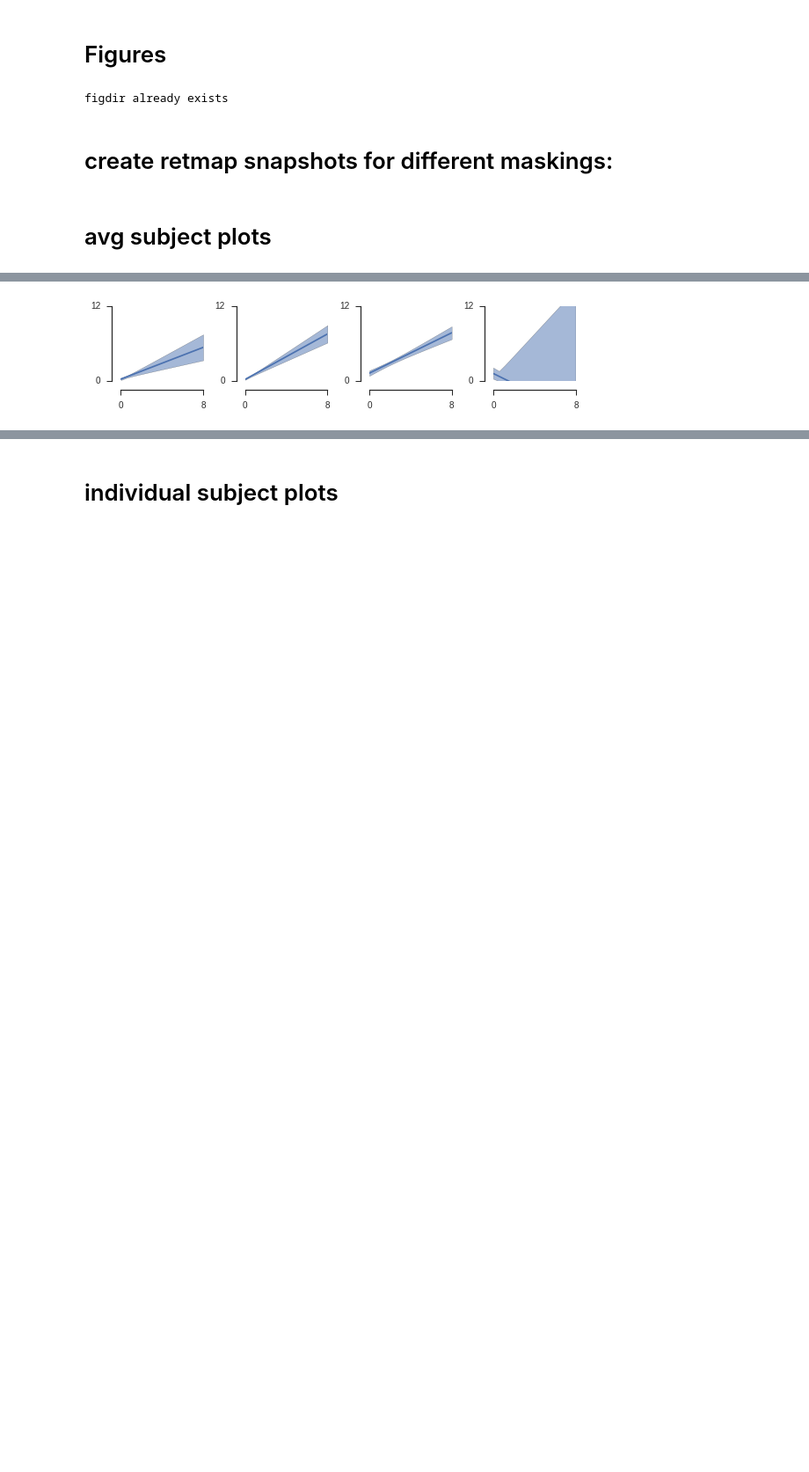
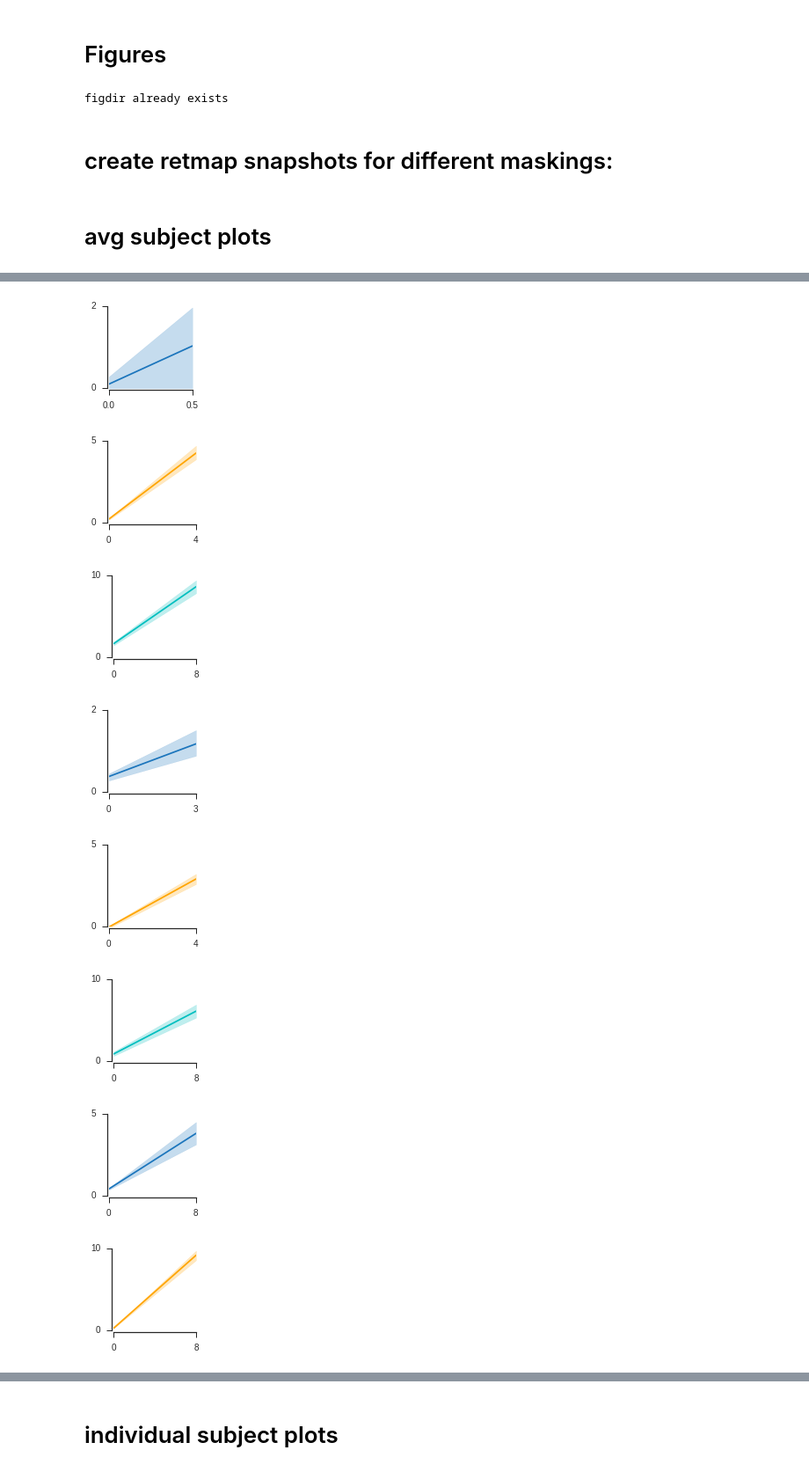
Before and after one commit to daanvanes/hcp_cerebellum_retinotopy, a Jupyter notebook: 3_Figures.ipynb, the cells around one changed output, grey strips where cells are left out. Shown at 88% size. Drawn from its saved outputs; the diff is of its cells as text; code cells hidden in the pictures; blank space fills up the shorter version.

Commit message:
first version figures

```diff
--- a/3_Figures.ipynb
+++ b/3_Figures.ipynb
@@ -157,9 +121,9 @@ mask_names ={
 'left_VI':1,
 'right_VI':5,
 'left_VIIb':2,
- 'right_VIIb':7,
- 'left_VIIIb':3,
- 'right_VIIIb':6,
+'right_VIIb':7,
+'left_VIIIb':3,
+'right_VIIIb':6,
 'left_crusI':4,
 }
 
@@ -168,7 +132,11 @@ roi_combs = {
     'VIIb':[2,7],
     'VIIIb':[3,6],
     'crus':[4]
+}
 
-}
-roi_order = ['left_VI','left_VIIb','left_VIIIb','left_crusI','right_VI','right_VIIb','right_VIIIb']
-roi_comb_order = ['VI','VIIb','VIIIb','crus']
+stim_radius = 8
+sub_types = ['avg','wavg','per']
+n_vox_per = 250
+
+roi_order = ['left_VI','right_VI','left_VIIb','right_VIIb','left_VIIIb','right_VIIIb']
+roi_comb_order = ['VI','VIIb','VIIIb']
@@ -257,13 +415,10 @@ for vis_type in ['scatter']:#,'hexbin']:
 # %%
-maxsize = 12
-maxecc=8
+# eccen-size plot
+for sub_type in sub_types:#['per']:#['wavg','avg','per']:
 
-# eccen-size plot
-for sub_type in ['fits_per']:#['wavg','avg','per']:
-
-    f = pl.figure(figsize=(8,2))
     for mi,mask in enumerate(roi_comb_order):
-        s = f.add_subplot(1,4,mi+1)
+        f = pl.figure(figsize=(2,2))
+        s = f.add_subplot(1,1,1)
 
         roimask = np.zeros_like(nb.load(os.path.join(out_dir,'masks','cer_retmaps','all_masks_together.nii')).get_data())
 
@@ -273,6 +428,10 @@ for sub_type in ['fits_per']:#['wavg','avg','per']:
 
         roimask = roimask.astype(bool)
 
+        # determine ecc limit and roi color
+        maxecc = get_ecc_lim(mask,sub_type)
+        maxplotsize = get_size_lim(mask,sub_type)
+        c = get_roi_color(mask)
 
         if sub_type in ['avg','wavg']:
 
@@ -299,35 +458,41 @@ for sub_type in ['fits_per']:#['wavg','avg','per']:
                 r2s = np.ravel(data[roimask,dims['r2']])
                 sizes = np.ravel(data[roimask,dims['rfsize']])
                 eccs = np.ravel(data[roimask,dims['ecc']])
-                v = (eccs < maxecc)*(sizes<maxsize)
+                v = (eccs < maxecc)#*(sizes<maxsize)
 
                 if v.sum() > 2:
                     p=np.polyfit(eccs[v], sizes[v], 1,w=r2s[v])
                     fit = np.polyval(p,np.linspace(0,maxecc,15))
                     all_fits.append(fit)
 
-            print np.shape(all_fits)
+#             print np.shape(all_fits)
             meanfit = np.mean(all_fits,axis=0)
             sefit = (np.std(all_fits,axis=0)*1.96)/np.sqrt(np.shape(all_fits)[0])
-            pl.plot(np.linspace(0,maxecc,15),meanfit)
-            pl.fill_between(np.linspace(0,maxecc,15),meanfit-sefit,meanfit+sefit,alpha=0.5)
+            pl.plot(np.linspace(0,maxecc,15),meanfit,color=c)
+            pl.fill_between(np.linspace(0,maxecc,15),meanfit-sefit,meanfit+sefit,alpha=0.5,color=c)
+
+        from scipy.stats import binned_statistic
+
+        if sub_type != 'fits_per':
 
 
+            v = (eccs < maxecc)#*(sizes<maxsize)# * (eccs>.15) * (r2>9.8)
+            mean_slope, ci_slope, p_slope, mean_intercept, ci_intercept, p_intercept = bootstrap_linear_fit(eccs[v],sizes[v])
+            fit = np.polyval([mean_slope,mean_intercept],np.linspace(0,maxecc,15))
+            fit_high = np.polyval([ci_slope[1],ci_intercept[1]],np.linspace(0,maxecc,15))
+            fit_low = np.polyval([ci_slope[0],ci_intercept[0]],np.linspace(0,maxecc,15))
 
-        if sub_type != 'fits_per':
-            v = (eccs < maxecc)*(sizes<maxsize)# * (eccs>.15) * (r2>9.8)
-            try:
-                sn.regplot(eccs[v],sizes[v],scatter_kws={'alpha':0.1})#,color = ['b'])
-            except:
-                print 'could not plot'
+            print p_slope
+            pl.plot(np.linspace(0,maxecc,15),fit,color=c)
+            pl.fill_between(np.linspace(0,maxecc,15),fit_low,fit_high,alpha=0.25,color=c)
 
         pl.xlim(0,maxecc)
-        pl.ylim(0,maxsize)
+        pl.ylim(0,maxplotsize)
         pl.xticks([0,maxecc])
-        pl.yticks([0,maxsize])
+        pl.yticks([0,maxplotsize])
 
-        sn.despine(offset=10)
+        sn.despine(offset=2)
 
-    pl.tight_layout()
-    f.savefig(os.path.join(fig_dir,'prf_eccsize_%s.png'%sub_type))
+        pl.tight_layout()
+        f.savefig(os.path.join(fig_dir,'prf_eccsize_%s_%s.png'%(sub_type,mask)),dpi=500)
 # %% [output]
@@ -338 +508,8 @@ for sub_type in ['fits_per']:#['wavg','avg','per']:
-[figure, old version]
+[figure, new version]
+[figure, added]
+[figure, added]
+[figure, added]
+[figure, added]
+[figure, added]
+[figure, added]
+[figure, added]
```
Also changed, not shown: parts of 15 cells of this notebook, 5 other files.
